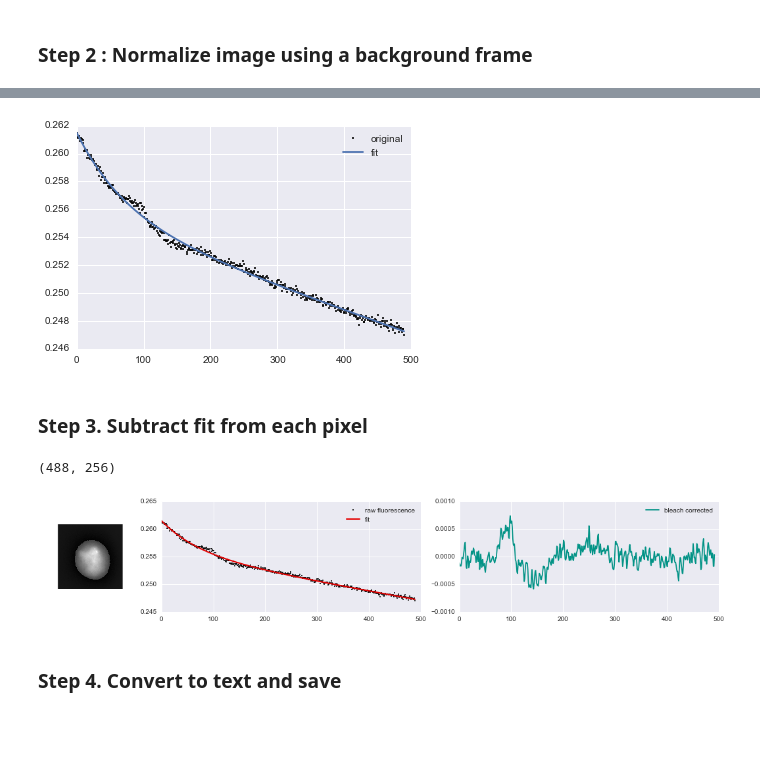
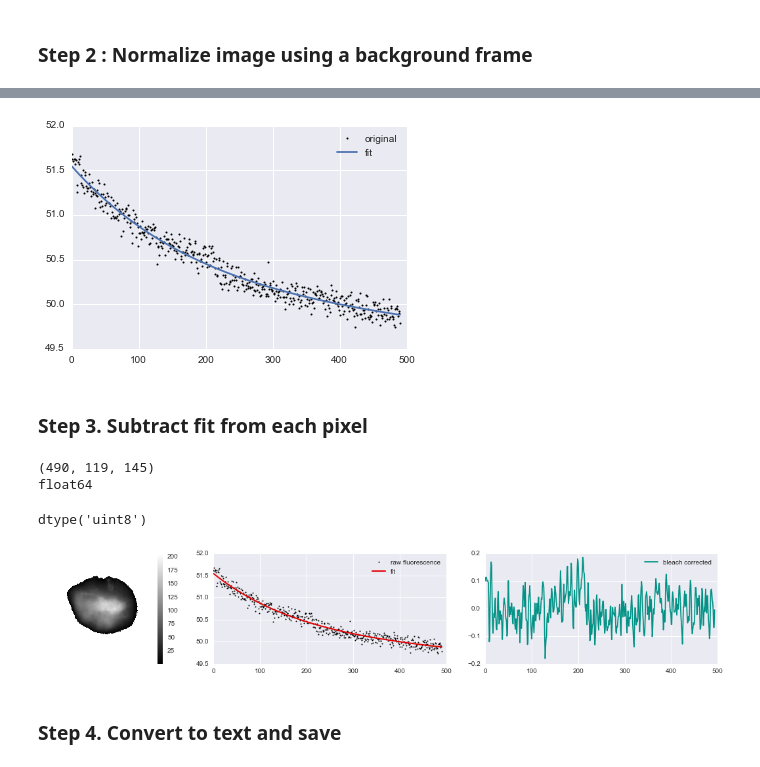
Before and after one commit to seethakris/Bleach-Correction, a Jupyter notebook: bleach_correction_algorithm.ipynb, the cells around one changed output, grey strips where cells are left out. Saved outputs shown, nothing was run; the diff lists cells and outputs as text; code cells hidden in the pictures; blank space fills up the shorter version.

```diff
--- a/bleach_correction_algorithm.ipynb
+++ b/bleach_correction_algorithm.ipynb
@@ -82,6 +91,7 @@ print 'Data Type: ' + str(bg_subtracted_image.dtype)
 Data Type: float64
 # %%
 #Plots of raw and background subtracted image
+
 with sns.axes_style('darkgrid'):
     fig2 = plt.figure(figsize=(15,5))
     gs = plt.GridSpec(3, 3, width_ratios=[1.5,1,1], height_ratios=[2,1,2])
@@ -91,7 +101,7 @@ with sns.axes_style('darkgrid'):
     image(np.mean(images,0), cmap='gray')
     plt.grid('on')
     plt.title('Raw Data')
-    h = ax1.add_patch(patches.Rectangle((start_point[0], start_point[1]),
+    h = ax1.add_patch(patches.Rectangle((start_point[1], start_point[0]),
                                     bg_roi_wh[0],bg_roi_wh[1],facecolor="red", label='Background ROI'))
     plt.legend(loc=9, bbox_to_anchor=(0.5,0))
 
@@ -199,0 +217,12 @@ Data Type: float64
+# %%
+#Center image and plot with a blue red colormap
+# A = center(np.mean(normalized_image,0))
+# B = center(np.mean(bg_subtracted_image, 0))
+with sns.axes_style('darkgrid'):
+    fig2 = plt.figure(figsize=(15,5))
+    gs = plt.GridSpec(1, 2, width_ratios=[2,1])
+    ax1 =  fig2.add_subplot(gs[0,0])
+    plt.imshow(np.mean(bg_subtracted_image,0), cmap='seismic', interpolation='nearest')
+    plt.colorbar()
+    plt.title('Normalized')
+    plt.grid('off')
@@ -205,7 +236,8 @@ def func(x, a, b, c, d):
 y = np.mean(normalized_image_pixels, 1)
 x = np.linspace(0, np.size(normalized_image,0), np.size(normalized_image,0))
 
-popt, pcov = curve_fit(func, x, y, p0=(1, 1e-6, 1, 1e-6))
+popt, pcov = curve_fit(func, x, y, p0=(1, 1e-8, 1,
+                                       1e-8))
 
 yy = func(x, *popt)
 
@@ -215,7 +247,7 @@ with sns.axes_style('darkgrid'):
     plt.plot(x, yy, label='fit')
     plt.legend()
 # %% [output]
-[figure, old version]
+[figure, new version]
 # %% [markdown]
 ### Step 3. Subtract fit from each pixel
 # %%
@@ -224,5 +256,7 @@ for ii in xrange(0, np.size(normalized_image,0)):
     current_image = normalized_image[ii,:,:]
     correct_image[ii,:,:] = current_image - yy[ii] #temp_diff
 print np.shape(correct_image[:])
+print correct_image.dtype
 # %% [output]
-(488, 256)
+(490, 119, 145)
+float64
@@ -229,37 +275,34 @@ print np.shape(correct_image[:])
+# %%
+A = np.zeros(np.shape(filtered_correct_image), dtype='uint8')
+for ii in range(0, np.size(filtered_correct_image, 0)):
+    A[ii,:,:] = Image.fromarray(filtered_correct_image[ii,:,:])
+A[A>224] =0
+A.dtype
+# %% [output]
+dtype('uint8')
 # %%
-raw_correct_image = np.multiply(correct_image, (np.repeat(background_frame[np.newaxis, :,:], np.size(normalized_image,0), 0)))
-
-smooth_window = 5
-filtered_correct_image = np.zeros((np.size(correct_image, 0) + smooth_window -1 , np.size(correct_image,1),
-                                   np.size(correct_image,2)))
-for ii in xrange(0, np.size(correct_image,1)):
-    for jj in xrange(0, np.size(correct_image,2)):
-        if sum(correct_image[:, ii, jj]) == 0:
-            filtered_correct_image [:, ii, jj] = correct_image[:, ii, jj]
-        else:
-            filtered_correct_image [:, ii, jj] = smooth(correct_image[:, ii, jj], smooth_window, 'hanning')
-
 with sns.axes_style('darkgrid'):
     fig1 = plt.figure(figsize=(18,3))
-    gs = plt.GridSpec(1, 3, width_ratios=[0.5,2,2])
+    gs = plt.GridSpec(1, 3, width_ratios=[1,2,2])
 
     #Plot image
     ax1 = fig1.add_subplot(gs[0,0])
-    image(np.mean(raw_correct_image,0))
+    image(np.mean(A,0), cmap='gray')
+    plt.colorbar()
 
     ax2 = fig1.add_subplot(gs[0,1])
     plt.plot(x, y, 'ko', markersize=2, label='raw fluorescence')
     plt.plot(x, yy, color='#e50000', linewidth=2, label='fit')
     plt.legend()
     ax2.locator_params(axis='y', nbins=6)
 
     ax3 = fig1.add_subplot(gs[0,2])
     plt.plot(np.mean(np.reshape(filtered_correct_image,  (shape_normalized_image[0]+smooth_window-1,
                                                  shape_normalized_image[1]*shape_normalized_image[2])),1),
                      color='#029386', label='bleach corrected')
     plt.legend()
     ax3.locator_params(axis='y', nbins=4)
 
     fig1.savefig('Bleach corrected.pdf')
 # %% [output]
-[figure, old version]
+[figure, new version]
```
Also changed, not shown: parts of 20 cells of this notebook, 11 other files.
